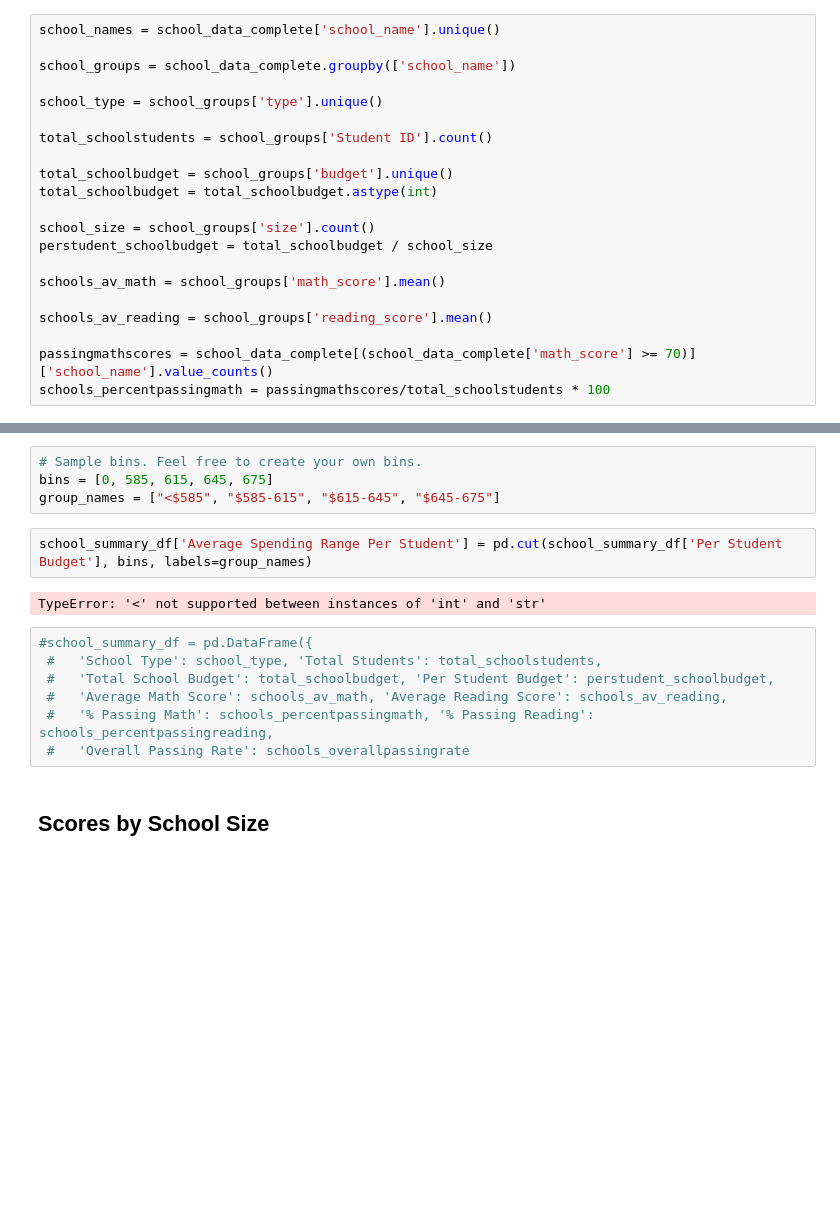
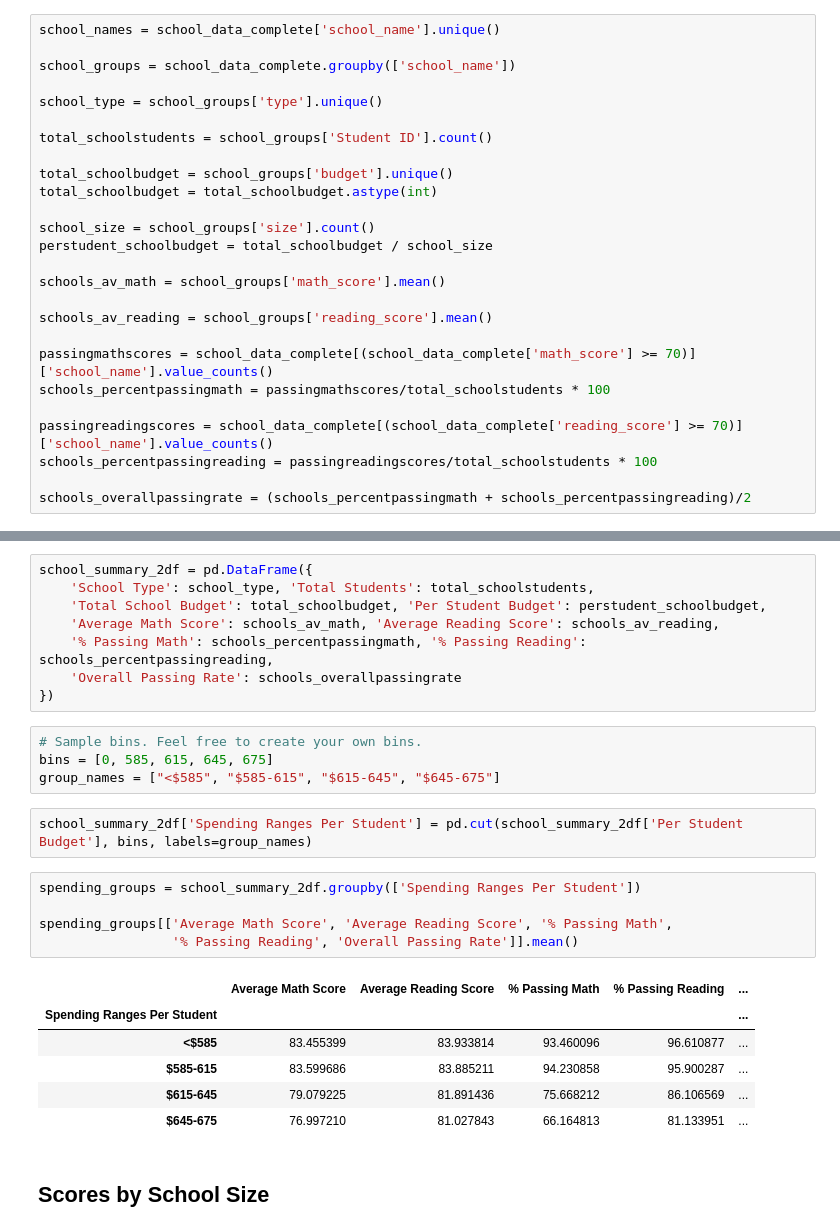
Before and after one commit to Yashwinie/bootcampspot-homework, a Jupyter notebook: pandas-challenge/PyCitySchools/PyCitySchools_YSS.ipynb, the cells around one changed output, grey strips where cells are left out. Drawn from its saved outputs; the diff is of its cells as text; blank space fills up the shorter version.

```diff
--- a/pandas-challenge/PyCitySchools/PyCitySchools_YSS.ipynb
+++ b/pandas-challenge/PyCitySchools/PyCitySchools_YSS.ipynb
@@ -111,6 +111,11 @@ schools_av_reading = school_groups['reading_score'].mean()
 
 passingmathscores = school_data_complete[(school_data_complete['math_score'] >= 70)]['school_name'].value_counts()
 schools_percentpassingmath = passingmathscores/total_schoolstudents * 100
+
+passingreadingscores = school_data_complete[(school_data_complete['reading_score'] >= 70)]['school_name'].value_counts()
+schools_percentpassingreading = passingreadingscores/total_schoolstudents * 100
+
+schools_overallpassingrate = (schools_percentpassingmath + schools_percentpassingreading)/2
 # %%
 school_summary_df = pd.DataFrame({
     'School Type': school_type, 'Total Students': total_schoolstudents,
@@ -276,21 +281,32 @@ avreadingscores_bygrade_df
   * % Passing Math
   * % Passing Reading
   * Overall Passing Rate (Average of the above two)
+# %%
+school_summary_2df = pd.DataFrame({
+    'School Type': school_type, 'Total Students': total_schoolstudents,
+    'Total School Budget': total_schoolbudget, 'Per Student Budget': perstudent_schoolbudget,
+    'Average Math Score': schools_av_math, 'Average Reading Score': schools_av_reading,
+    '% Passing Math': schools_percentpassingmath, '% Passing Reading': schools_percentpassingreading,
+    'Overall Passing Rate': schools_overallpassingrate
+})
 # %%
 # Sample bins. Feel free to create your own bins.
 bins = [0, 585, 615, 645, 675]
 group_names = ["<$585", "$585-615", "$615-645", "$645-675"]
 # %%
-school_summary_df['Average Spending Range Per Student'] = pd.cut(school_summary_df['Per Student Budget'], bins, labels=group_names)
+school_summary_2df['Spending Ranges Per Student'] = pd.cut(school_summary_2df['Per Student Budget'], bins, labels=group_names)
-# %% [output]
-TypeError: '<' not supported between instances of 'int' and 'str'
 # %%
-#school_summary_df = pd.DataFrame({
- #   'School Type': school_type, 'Total Students': total_schoolstudents,
- #   'Total School Budget': total_schoolbudget, 'Per Student Budget': perstudent_schoolbudget,
- #   'Average Math Score': schools_av_math, 'Average Reading Score': schools_av_reading,
- #   '% Passing Math': schools_percentpassingmath, '% Passing Reading': schools_percentpassingreading,
- #   'Overall Passing Rate': schools_overallpassingrate
+spending_groups = school_summary_2df.groupby(['Spending Ranges Per Student'])
+
+spending_groups[['Average Math Score', 'Average Reading Score', '% Passing Math',
+                 '% Passing Reading', 'Overall Passing Rate']].mean()
+# %% [output]
+|  | Average Math Score | Average Reading Score | % Passing Math | % Passing Reading | ... |
+| Spending Ranges Per Student |  |  |  |  | ... |
+| <$585 | 83.455399 | 83.933814 | 93.460096 | 96.610877 | ... |
+| $585-615 | 83.599686 | 83.885211 | 94.230858 | 95.900287 | ... |
+| $615-645 | 79.079225 | 81.891436 | 75.668212 | 86.106569 | ... |
+| $645-675 | 76.997210 | 81.027843 | 66.164813 | 81.133951 | ... |
 # %% [markdown]
 ## Scores by School Size
 # %% [markdown]
```
Also changed, not shown: parts of 5 cells of this notebook.
